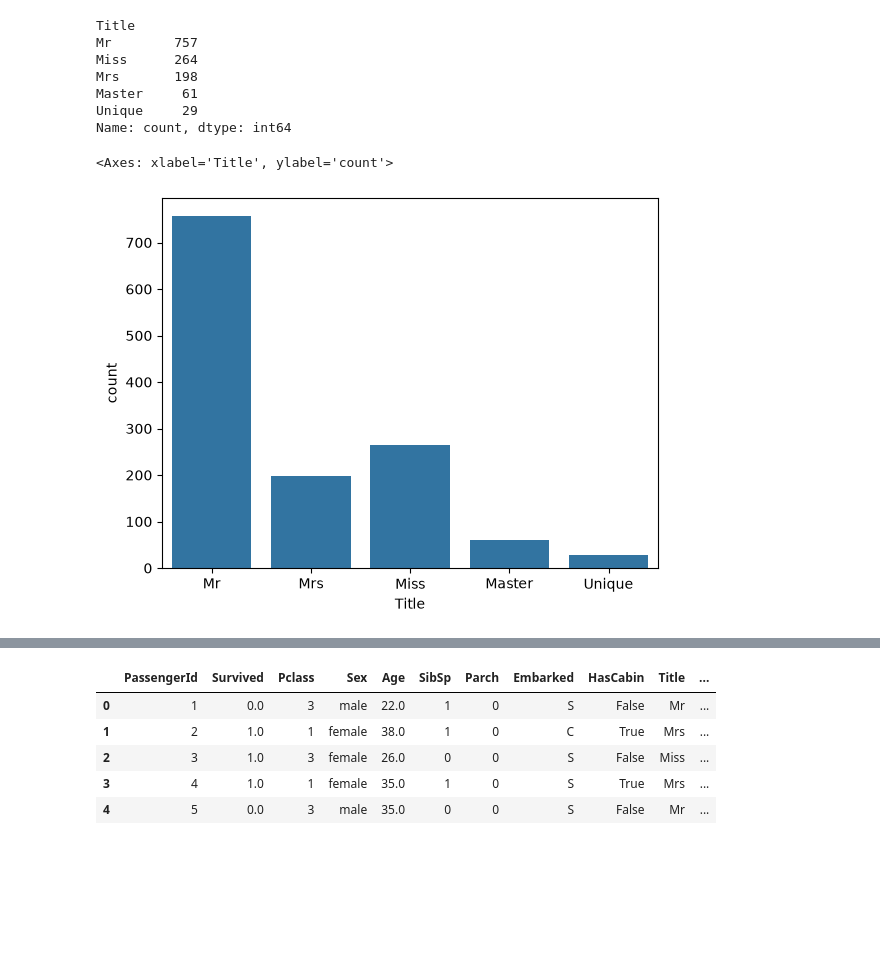
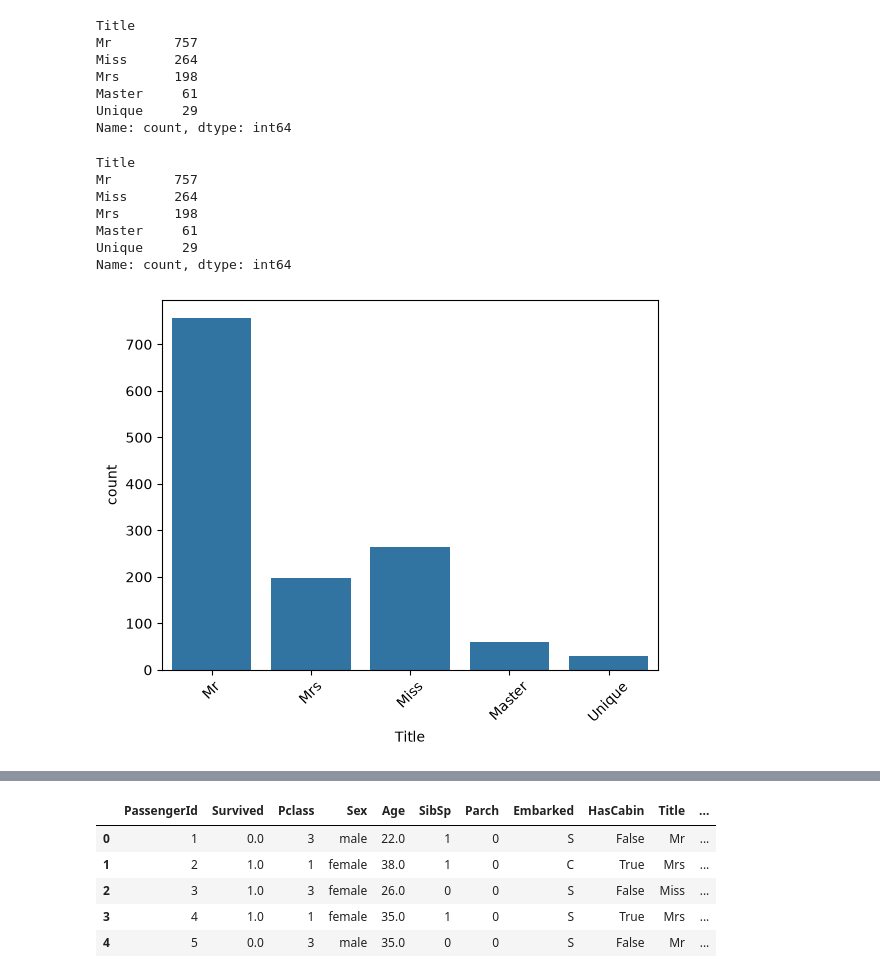
Before and after one commit to MaHofseth/Dave3625-2026, a Jupyter notebook: Lab3/lab3.ipynb, the cells around one changed output, grey strips where cells are left out. Drawn from its saved outputs; the diff is of its cells as text; code cells hidden in the pictures; blank space fills up the shorter version.

```diff
--- a/Lab3/lab3.ipynb
+++ b/Lab3/lab3.ipynb
@@ -41,6 +41,9 @@ print('Median of "Age" is %.2f' %(df["Age"].median(skipna=True)))
 # %% [output]
 Mean of "Age" is 29.50
 Median of "Age" is 28.00
+# %%
+df["Age"] = df["Age"].fillna(df["Age"].median())
+# To fill with a set value or a char, change .fillna("desired value")
 # %%
 df["Age"] = df["Age"].fillna(df["Age"].median())
 # To fill with a set value or a char, change .fillna("desired value")
@@ -76,15 +71,26 @@ Mrs       198
 Master     61
 Unique     29
 Name: count, dtype: int64
+# %%
+df["Title"].value_counts() # you need to replace "column"
+# with the name of the column you want to count
+# %% [output]
+Title
+Mr        757
+Miss      264
+Mrs       198
+Master     61
+Unique     29
+Name: count, dtype: int64
 # %%
 df["Title"] = df["Title"].replace({'Mlle':'Miss', 'Mme':'Mrs', 'Ms':'Miss'})
 # %%
 df["Title"] = df["Title"].replace(["Rev","Dr", "Col", "Major", "Don", "Lady", "Sir", "Capt", "Countess", "Jonkheer", "Dona"], "Unique")
 # %%
 sns.countplot(data=df, x='Title')  # Seaborn countplot
+plt.xticks(rotation=45);
 # %% [output]
-<Axes: xlabel='Title', ylabel='count'>
-[figure, old version]
+[figure, new version]
 # %%
 df['CatAge'] = pd.qcut(df["Age"], q=4, labels=False )
 df['CatFare'] = pd.qcut(df["Fare"], q=4, labels=False )
```
Also changed, not shown: parts of 2 cells of this notebook, 1 other file.
